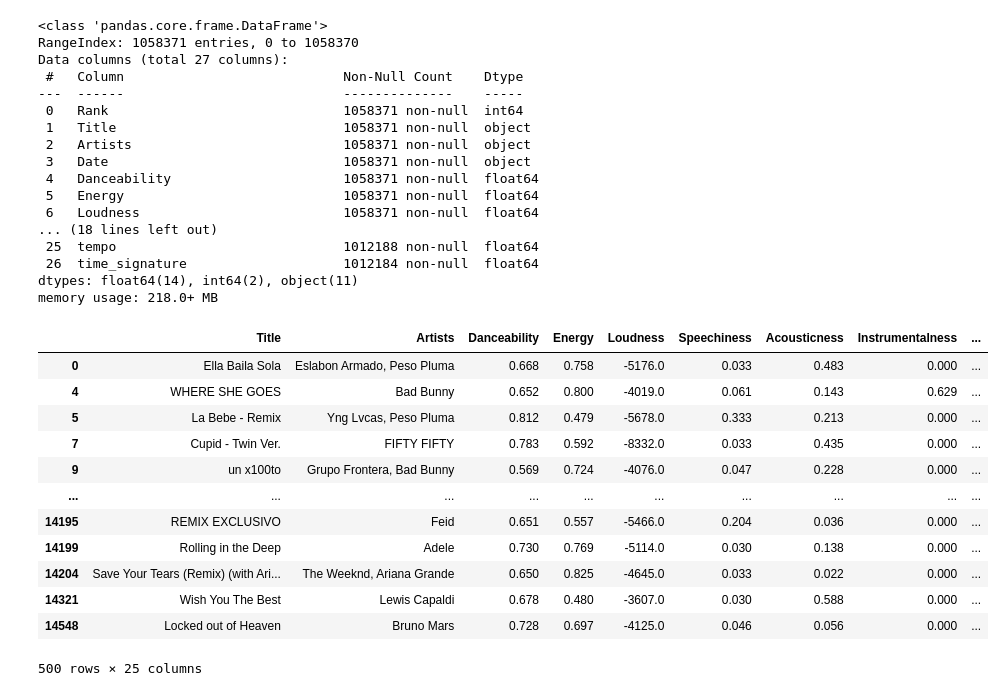
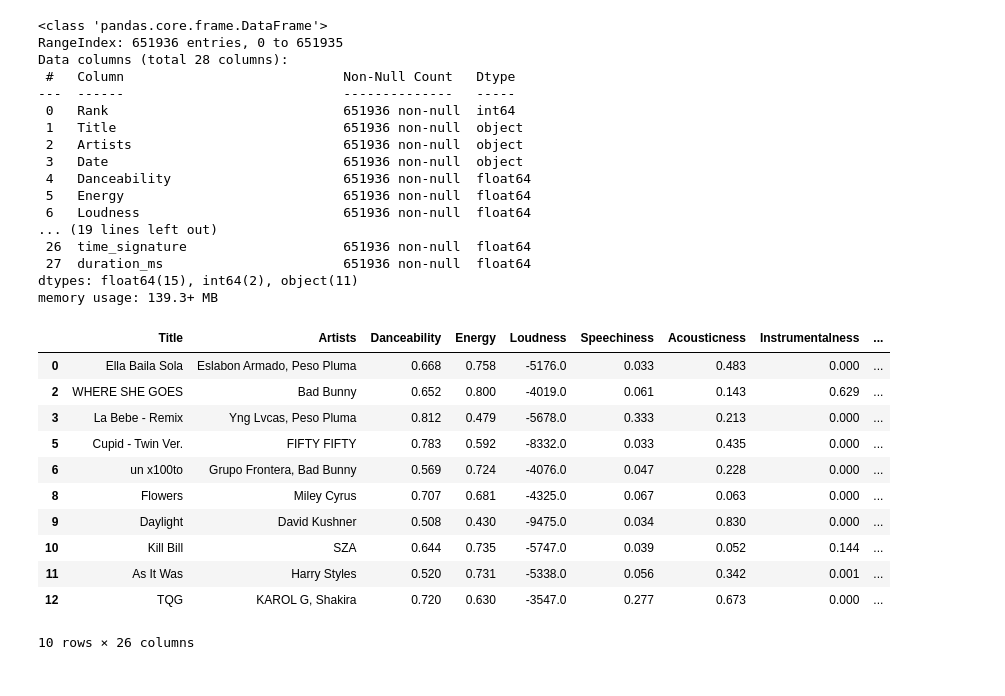
Before and after one commit to Jonathan0516/Spotifypopularityprediction, a Jupyter notebook: popularity.ipynb, the cells around one changed output. Saved outputs shown, nothing was run; the diff lists cells and outputs as text; code cells hidden in the pictures.

```diff
--- a/popularity.ipynb
+++ b/popularity.ipynb
@@ -25,60 +26,74 @@ from kneed import KneeLocator
 warnings.filterwarnings("ignore")
 # %%
-song_data = pd.read_csv('datasets/merged_spotify_dataset.csv')
+DATASET_NAME = 'Spotify_Dataset_V4.csv'
+DATASET_PATH = os.path.join('datasets', DATASET_NAME)
+song_data = pd.read_csv(DATASET_PATH)
 song_data.info()
 song_data.describe()
 spotify_song_data = song_data.copy()
 # %% [output]
 <class 'pandas.core.frame.DataFrame'>
-RangeIndex: 1058371 entries, 0 to 1058370
-Data columns (total 27 columns):
- #   Column                            Non-Null Count    Dtype
----  ------                            --------------    -----
- 0   Rank                              1058371 non-null  int64
- 1   Title                             1058371 non-null  object
- 2   Artists                           1058371 non-null  object
- 3   Date                              1058371 non-null  object
- 4   Danceability                      1058371 non-null  float64
- 5   Energy                            1058371 non-null  float64
- 6   Loudness                          1058371 non-null  float64
-... (18 lines left out)
- 25  tempo                             1012188 non-null  float64
- 26  time_signature                    1012184 non-null  float64
-dtypes: float64(14), int64(2), object(11)
-memory usage: 218.0+ MB
+RangeIndex: 651936 entries, 0 to 651935
+Data columns (total 28 columns):
+ #   Column                            Non-Null Count   Dtype
+---  ------                            --------------   -----
+ 0   Rank                              651936 non-null  int64
+ 1   Title                             651936 non-null  object
+ 2   Artists                           651936 non-null  object
+ 3   Date                              651936 non-null  object
+ 4   Danceability                      651936 non-null  float64
+ 5   Energy                            651936 non-null  float64
+ 6   Loudness                          651936 non-null  float64
+... (19 lines left out)
+ 26  time_signature                    651936 non-null  float64
+ 27  duration_ms                       651936 non-null  float64
+dtypes: float64(15), int64(2), object(11)
+memory usage: 139.3+ MB
 # %%
 spotify_song_data['Date'] = pd.to_datetime(spotify_song_data['Date'], format='%d/%m/%Y')
 
 spotify_song_data['Data_Month'] = spotify_song_data['Date'].dt.to_period('M')
 
 spotify_song_data.head()
+
+# artist average points
+# unique artists list i.e. Eslabon Armado, Peso Pluma -> split by comma
+artists_record = spotify_song_data['Artists'].unique()
+unique_artists = set()
+for artist in artists_record:
+    unique_artists.update([artist.strip() for artist in artist.split(', ') if artist.strip() != ''])
+unique_artists = list(unique_artists)
+
+# artists dict to store individual artist's average points
+artists_score = defaultdict(float)
+for artist in unique_artists:
+    artists_score[artist] = spotify_song_data[spotify_song_data['Artist (Ind.)'] == artist]['Points (Ind for each Artist/Nat)'].mean()
 
 average_monthly_points = spotify_song_data.groupby(['id', 'Data_Month'])['Points (Total)'].mean().reset_index()
 
 average_monthly_points.rename(columns={'Points (Total)': 'Average_Points'}, inplace=True)
 
 monthly_data = pd.merge(spotify_song_data, average_monthly_points, on=['id', 'Data_Month'], how='left')
 
 columns_to_drop = ['Points (Total)', 'Points (Ind for each Artist/Nat)', 'Date', 'Rank']
 monthly_data.drop(columns=columns_to_drop, inplace=True, errors='ignore')
 
 monthly_data.drop_duplicates(inplace=True)
 monthly_unique_songs = monthly_data.drop_duplicates(subset=['id', 'Data_Month'])
 
 monthly_unique_songs = monthly_unique_songs.dropna(subset=monthly_unique_songs.columns.difference(['genres']))
 
-monthly_unique_songs.head(500)
+monthly_unique_songs.head(10)
 # %% [output]
 |  | Title | Artists | Danceability | Energy | Loudness | Speechiness | Acousticness | Instrumentalness | ... |
 | 0 | Ella Baila Sola | Eslabon Armado, Peso Pluma | 0.668 | 0.758 | -5176.0 | 0.033 | 0.483 | 0.000 | ... |
-| 4 | WHERE SHE GOES | Bad Bunny | 0.652 | 0.800 | -4019.0 | 0.061 | 0.143 | 0.629 | ... |
-| 5 | La Bebe - Remix | Yng Lvcas, Peso Pluma | 0.812 | 0.479 | -5678.0 | 0.333 | 0.213 | 0.000 | ... |
-| 7 | Cupid - Twin Ver. | FIFTY FIFTY | 0.783 | 0.592 | -8332.0 | 0.033 | 0.435 | 0.000 | ... |
-| 9 | un x100to | Grupo Frontera, Bad Bunny | 0.569 | 0.724 | -4076.0 | 0.047 | 0.228 | 0.000 | ... |
-| ... | ... | ... | ... | ... | ... | ... | ... | ... | ... |
-| 14195 | REMIX EXCLUSIVO | Feid | 0.651 | 0.557 | -5466.0 | 0.204 | 0.036 | 0.000 | ... |
-| 14199 | Rolling in the Deep | Adele | 0.730 | 0.769 | -5114.0 | 0.030 | 0.138 | 0.000 | ... |
-| 14204 | Save Your Tears (Remix) (with Ari... | The Weeknd, Ariana Grande | 0.650 | 0.825 | -4645.0 | 0.033 | 0.022 | 0.000 | ... |
-| 14321 | Wish You The Best | Lewis Capaldi | 0.678 | 0.480 | -3607.0 | 0.030 | 0.588 | 0.000 | ... |
-| 14548 | Locked out of Heaven | Bruno Mars | 0.728 | 0.697 | -4125.0 | 0.046 | 0.056 | 0.000 | ... |
+| 2 | WHERE SHE GOES | Bad Bunny | 0.652 | 0.800 | -4019.0 | 0.061 | 0.143 | 0.629 | ... |
+| 3 | La Bebe - Remix | Yng Lvcas, Peso Pluma | 0.812 | 0.479 | -5678.0 | 0.333 | 0.213 | 0.000 | ... |
+| 5 | Cupid - Twin Ver. | FIFTY FIFTY | 0.783 | 0.592 | -8332.0 | 0.033 | 0.435 | 0.000 | ... |
+| 6 | un x100to | Grupo Frontera, Bad Bunny | 0.569 | 0.724 | -4076.0 | 0.047 | 0.228 | 0.000 | ... |
+| 8 | Flowers | Miley Cyrus | 0.707 | 0.681 | -4325.0 | 0.067 | 0.063 | 0.000 | ... |
+| 9 | Daylight | David Kushner | 0.508 | 0.430 | -9475.0 | 0.034 | 0.830 | 0.000 | ... |
+| 10 | Kill Bill | SZA | 0.644 | 0.735 | -5747.0 | 0.039 | 0.052 | 0.144 | ... |
+| 11 | As It Was | Harry Styles | 0.520 | 0.731 | -5338.0 | 0.056 | 0.342 | 0.001 | ... |
+| 12 | TQG | KAROL G, Shakira | 0.720 | 0.630 | -3547.0 | 0.277 | 0.673 | 0.000 | ... |
-500 rows × 25 columns
+10 rows × 26 columns
```
Also changed, not shown: parts of 20 cells of this notebook, 1 other file.
